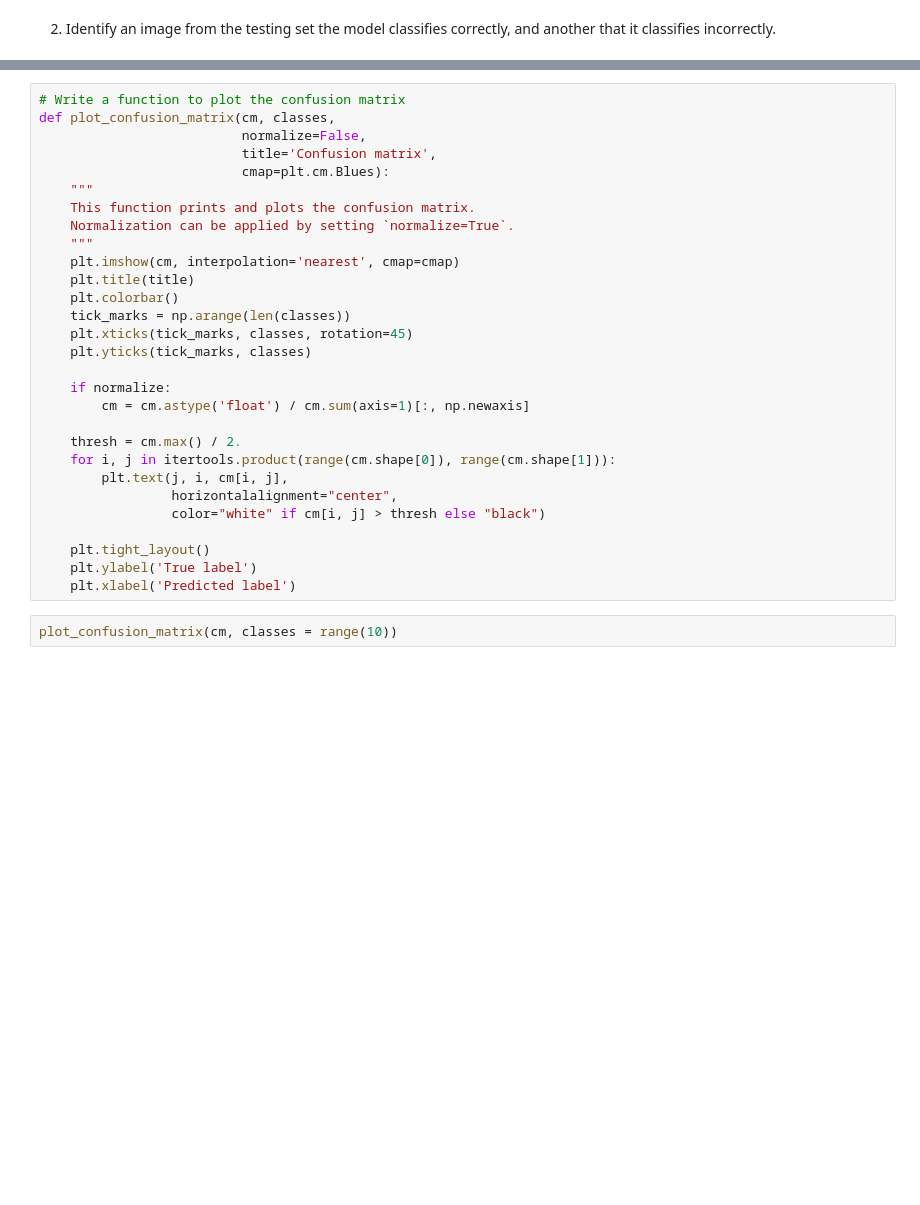
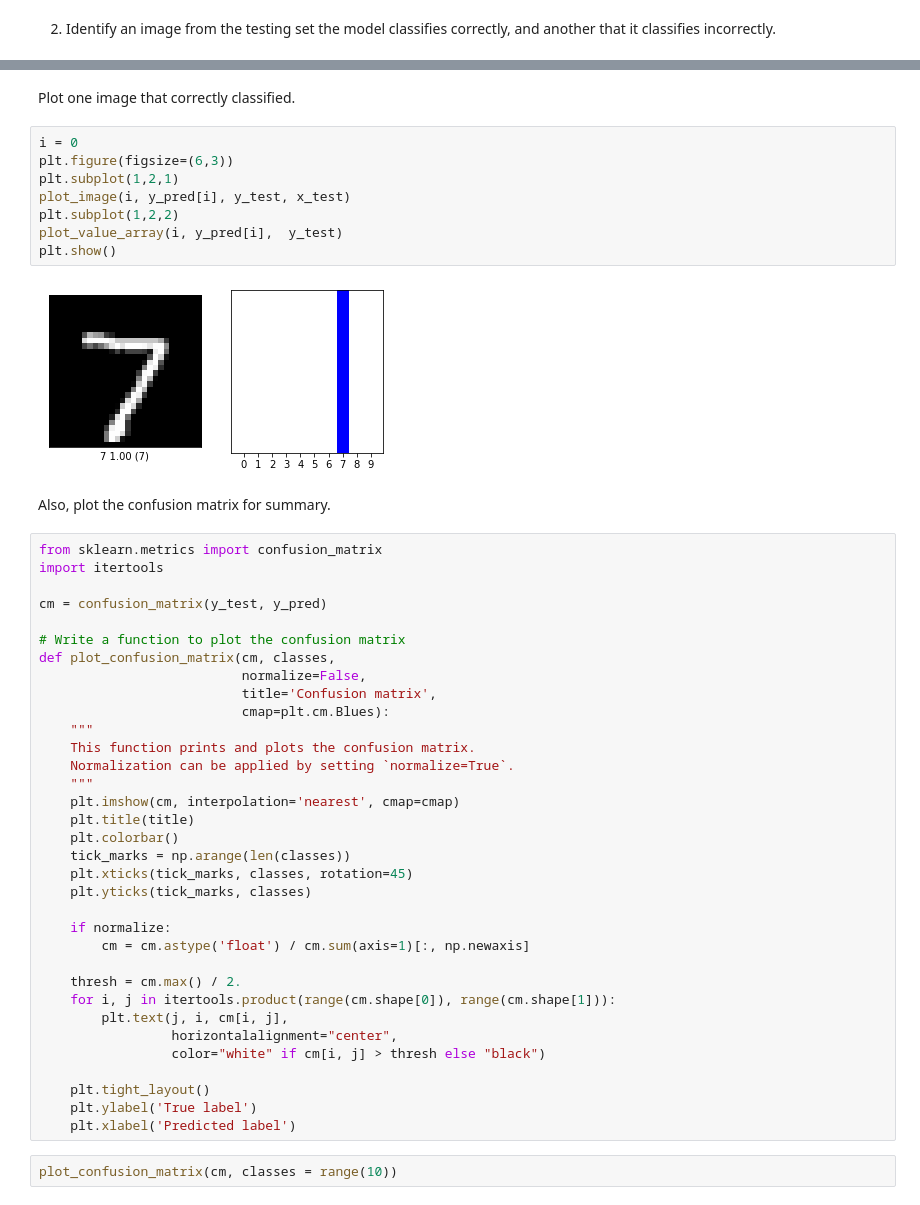
Before and after one commit to ysjbluemoon/Applied-Deep-Learning, a Jupyter notebook: Assignment 1/a1.ipynb, the cells around one changed output, grey strips where cells are left out. Cells and saved outputs as stored; diff of their text form; blank space fills up the shorter version.

```diff
--- a/Assignment 1/a1.ipynb
+++ b/Assignment 1/a1.ipynb
@@ -322,4 +371,23 @@ cm = confusion_matrix(y_test, y_pred)
+# %% [markdown]
+Plot one image that correctly classified.
+# %%
+i = 0
+plt.figure(figsize=(6,3))
+plt.subplot(1,2,1)
+plot_image(i, y_pred[i], y_test, x_test)
+plt.subplot(1,2,2)
+plot_value_array(i, y_pred[i],  y_test)
+plt.show()
+# %% [output]
+[figure, added]
+# %% [markdown]
+Also, plot the confusion matrix for summary.
 # %%
+from sklearn.metrics import confusion_matrix
+import itertools
+
+cm = confusion_matrix(y_test, y_pred)
+
 # Write a function to plot the confusion matrix
 def plot_confusion_matrix(cm, classes,
                           normalize=False,
```
Also changed, not shown: parts of 14 cells of this notebook.
